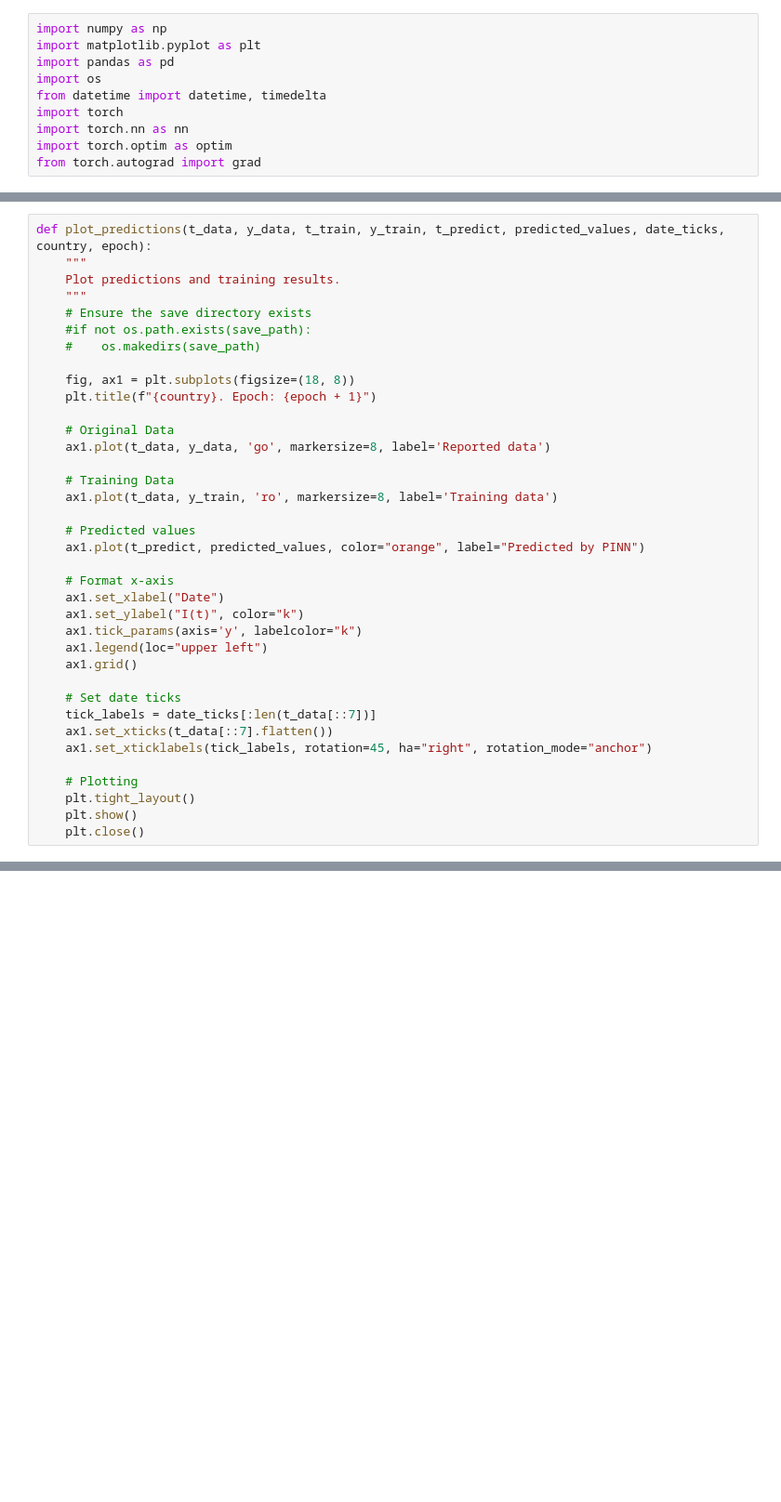
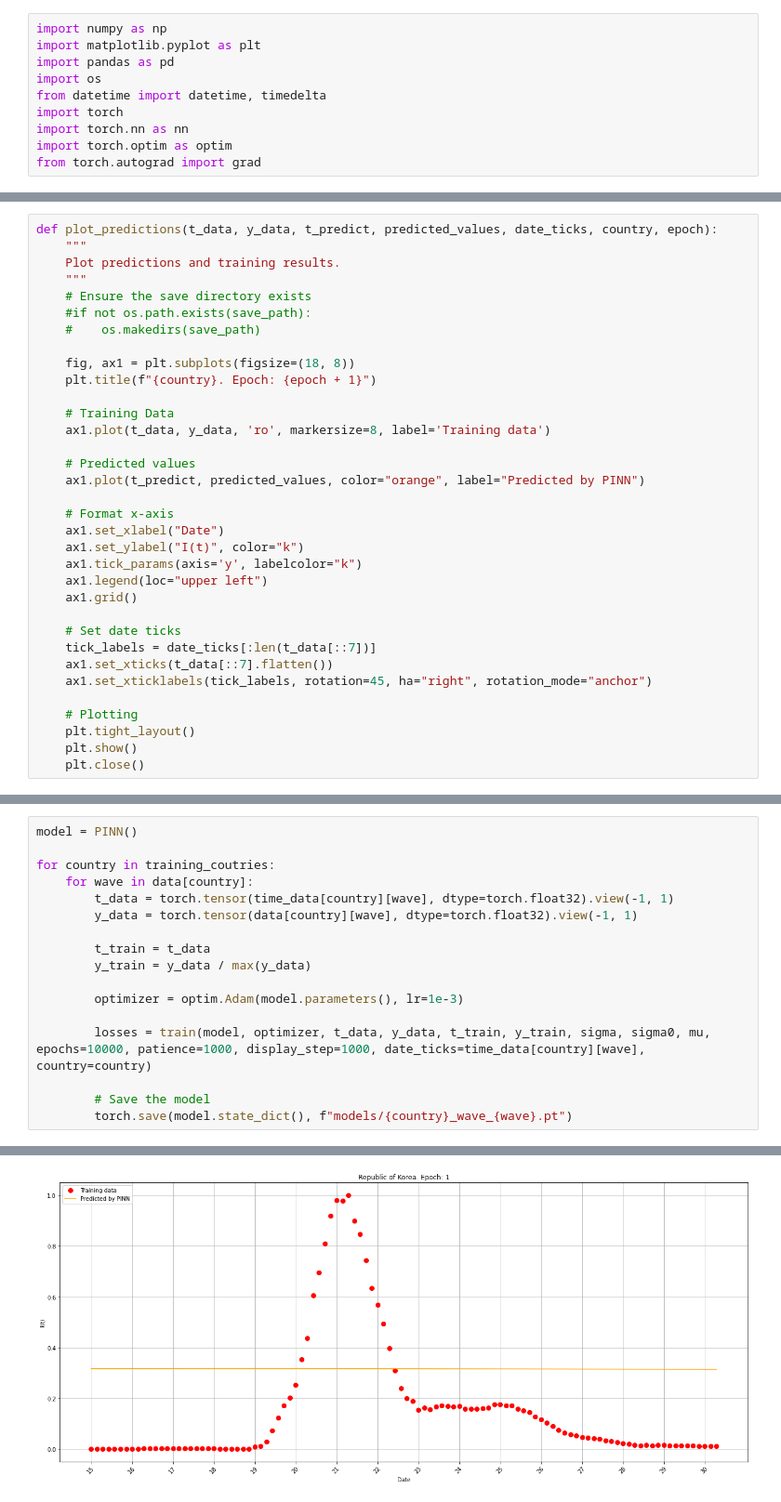
Before and after one commit to HanKyeol0/PINN-for-COVID-19, a Jupyter notebook: PINN_MultipleCountries.ipynb, the cells around one changed output, grey strips where cells are left out. Shown at 93% size. Saved outputs shown, nothing was run; the diff lists cells and outputs as text; blank space fills up the shorter version.

```diff
--- a/PINN_MultipleCountries.ipynb
+++ b/PINN_MultipleCountries.ipynb
@@ -52,5 +147,5 @@ countries = {"Republic of Korea": {1: [20, 211], 2: [205, 295], 3: [295, 436]},
 # %%
-def plot_predictions(t_data, y_data, t_train, y_train, t_predict, predicted_values, date_ticks, country, epoch):
+def plot_predictions(t_data, y_data, t_predict, predicted_values, date_ticks, country, epoch):
     """
     Plot predictions and training results.
     """
@@ -61,11 +156,8 @@ def plot_predictions(t_data, y_data, t_train, y_train, t_predict, predicted_valu
     fig, ax1 = plt.subplots(figsize=(18, 8))
     plt.title(f"{country}. Epoch: {epoch + 1}")
 
-    # Original Data
-    ax1.plot(t_data, y_data, 'go', markersize=8, label='Reported data')
-
     # Training Data
-    ax1.plot(t_data, y_train, 'ro', markersize=8, label='Training data')
+    ax1.plot(t_data, y_data, 'ro', markersize=8, label='Training data')
 
     # Predicted values
     ax1.plot(t_predict, predicted_values, color="orange", label="Predicted by PINN")
@@ -88,0 +268,18 @@ def plot_predictions(t_data, y_data, t_train, y_train, t_predict, predicted_valu
+# %%
+model = PINN()
+
+for country in training_coutries:
+    for wave in data[country]:
+        t_data = torch.tensor(time_data[country][wave], dtype=torch.float32).view(-1, 1)
+        y_data = torch.tensor(data[country][wave], dtype=torch.float32).view(-1, 1)
+
+        t_train = t_data
+        y_train = y_data / max(y_data)
+
+        optimizer = optim.Adam(model.parameters(), lr=1e-3)
+
+        losses = train(model, optimizer, t_data, y_data, t_train, y_train, sigma, sigma0, mu, epochs=10000, patience=1000, display_step=1000, date_ticks=time_data[country][wave], country=country)
+
+        # Save the model
+        torch.save(model.state_dict(), f"models/{country}_wave_{wave}.pt")
+# %% [output]
@@ -88,0 +287 @@ def plot_predictions(t_data, y_data, t_train, y_train, t_predict, predicted_valu
+[figure, added]
```
Also changed, not shown: parts of 10 cells of this notebook, 15 other files.
